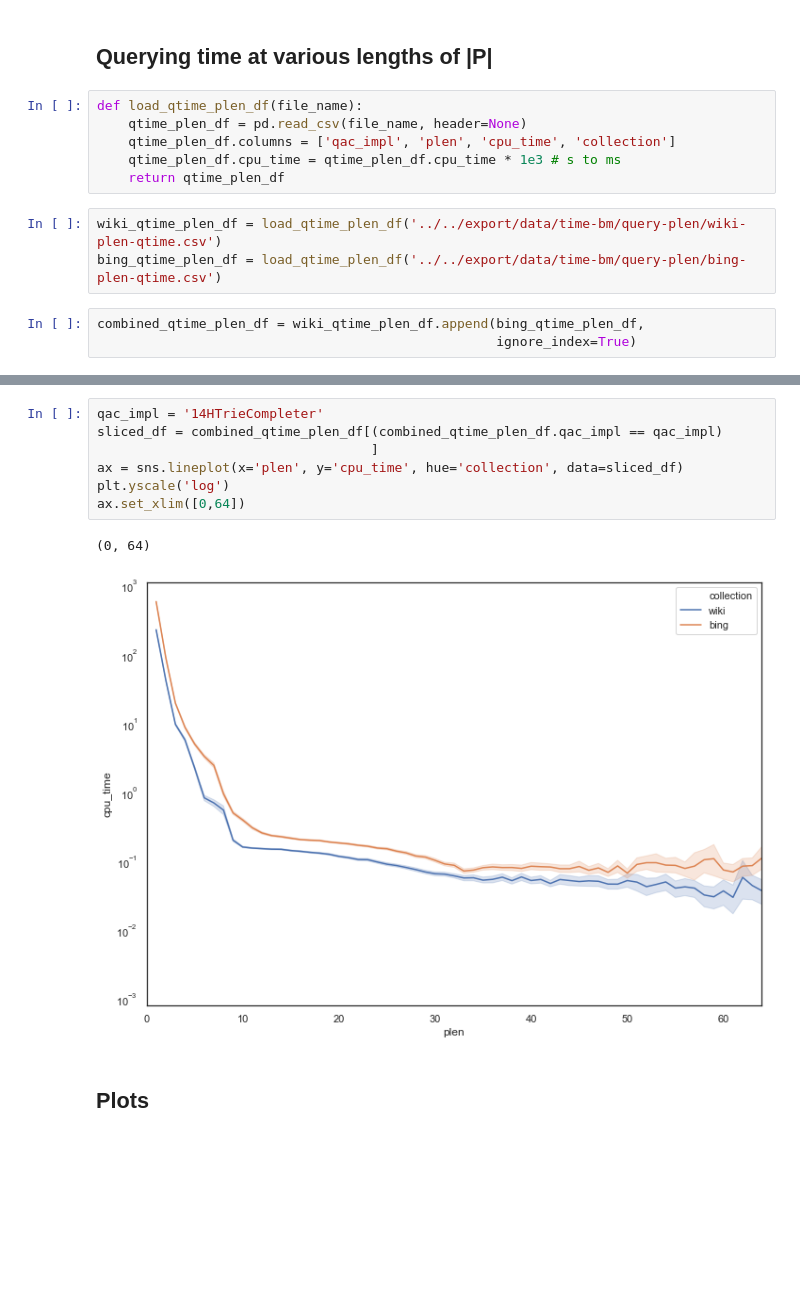
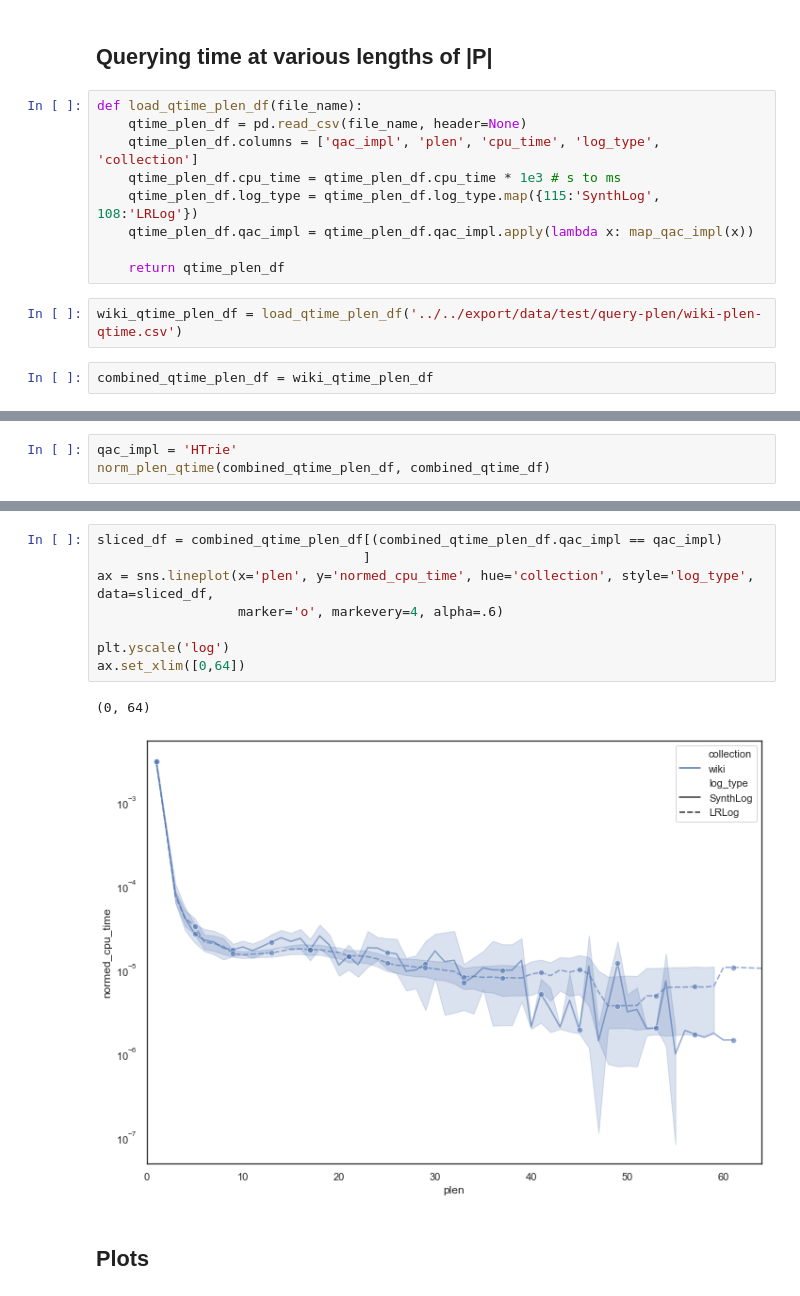
Before and after one commit to unnikrishnanta/qac-eval, a Jupyter notebook: Python/Notebooks/QueryTimes.ipynb, the cells around one changed output, grey strips where cells are left out. Cells and saved outputs as stored; diff of their text form; blank space fills up the shorter version.

```diff
--- a/Python/Notebooks/QueryTimes.ipynb
+++ b/Python/Notebooks/QueryTimes.ipynb
@@ -255,13 +262,14 @@ wiki_qtime_df
 # %%
 def load_qtime_plen_df(file_name):
     qtime_plen_df = pd.read_csv(file_name, header=None)
-    qtime_plen_df.columns = ['qac_impl', 'plen', 'cpu_time', 'collection']
+    qtime_plen_df.columns = ['qac_impl', 'plen', 'cpu_time', 'log_type', 'collection']
     qtime_plen_df.cpu_time = qtime_plen_df.cpu_time * 1e3 # s to ms
+    qtime_plen_df.log_type = qtime_plen_df.log_type.map({115:'SynthLog', 108:'LRLog'})
+    qtime_plen_df.qac_impl = qtime_plen_df.qac_impl.apply(lambda x: map_qac_impl(x))
+
     return qtime_plen_df
 # %%
-wiki_qtime_plen_df = load_qtime_plen_df('../../export/data/time-bm/query-plen/wiki-plen-qtime.csv')
-bing_qtime_plen_df = load_qtime_plen_df('../../export/data/time-bm/query-plen/bing-plen-qtime.csv')
+wiki_qtime_plen_df = load_qtime_plen_df('../../export/data/test/query-plen/wiki-plen-qtime.csv')
 # %%
-combined_qtime_plen_df = wiki_qtime_plen_df.append(bing_qtime_plen_df,
-                                                   ignore_index=True)
+combined_qtime_plen_df = wiki_qtime_plen_df
 # %%
@@ -275,0 +302,3 @@ wiki_qtime_plen_df.head(5)
+# %%
+qac_impl = 'HTrie'
+norm_plen_qtime(combined_qtime_plen_df, combined_qtime_df)
@@ -276,13 +314,14 @@ wiki_qtime_plen_df.head(5)
 # %%
-qac_impl = '14HTrieCompleter'
 sliced_df = combined_qtime_plen_df[(combined_qtime_plen_df.qac_impl == qac_impl)
-                                   ]
-ax = sns.lineplot(x='plen', y='cpu_time', hue='collection', data=sliced_df)
+                                  ]
+ax = sns.lineplot(x='plen', y='normed_cpu_time', hue='collection', style='log_type', data=sliced_df,
+                  marker='o', markevery=4, alpha=.6)
+
 plt.yscale('log')
 ax.set_xlim([0,64])
 # %% [output]
 (0, 64)
-[figure, old version]
+[figure, new version]
 # %% [markdown]
 ## Plots
 # %% [markdown]
```
Also changed, not shown: parts of 9 cells of this notebook, 6 other files.
